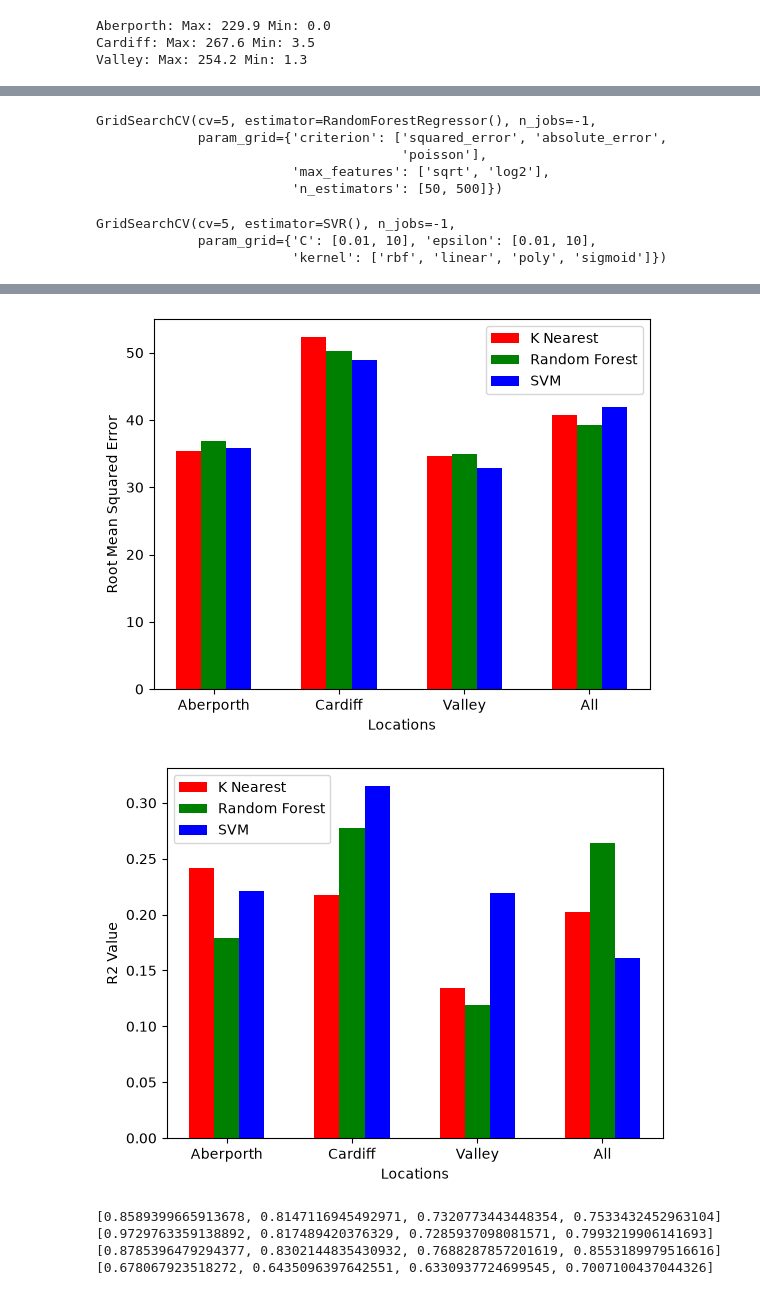
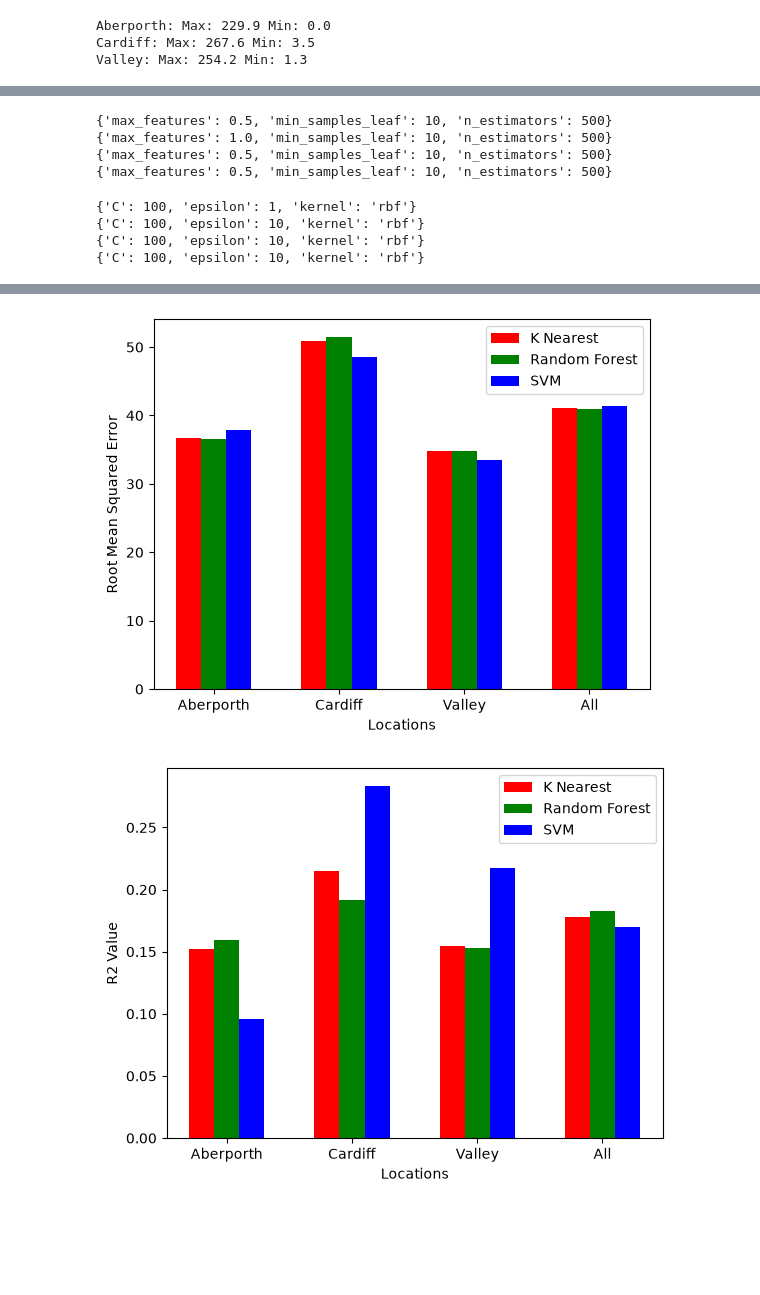
Before and after one commit to AtsDenli/Y2ML1.1, a Jupyter notebook: models.ipynb, the cells around one changed output, grey strips where cells are left out. Cells and saved outputs as stored; diff of their text form; code cells hidden in the pictures; blank space fills up the shorter version.

```diff
--- a/models.ipynb
+++ b/models.ipynb
@@ -152,55 +156,63 @@ GridSearchCV(cv=5, estimator=KNeighborsRegressor(), n_jobs=-1,
 #Random Forest regressor
 paramGridRf = {
     "n_estimators": [50,500],
-    "criterion": ['squared_error', 'absolute_error', 'poisson'],
-    "max_features": ['sqrt', 'log2']
+    "max_features": [0.5, 1.0],
+    "min_samples_leaf": [1, 5, 10]
 }
 #Training for Aberporth
 aRf = GridSearchCV(estimator=RandomForestRegressor(), param_grid=paramGridRf, cv=5, n_jobs=-1)
 aRf.fit(aTrainX, aTrainY)
+print(aRf.best_params_)
 
 #Training for Cardiff
 cRf = GridSearchCV(estimator=RandomForestRegressor(), param_grid=paramGridRf, cv=5, n_jobs=-1)
 cRf.fit(cTrainX, cTrainY)
+print(cRf.best_params_)
 
 #Training for Valley
 vRf = GridSearchCV(estimator=RandomForestRegressor(), param_grid=paramGridRf, cv=5, n_jobs=-1)
 vRf.fit(vTrainX, vTrainY)
+print(vRf.best_params_)
 
 #Training for all
 allRf = GridSearchCV(estimator=RandomForestRegressor(), param_grid=paramGridRf, cv=5, n_jobs=-1)
 allRf.fit(allTrainX, allTrainY)
+print(allRf.best_params_)
 # %% [output]
-GridSearchCV(cv=5, estimator=RandomForestRegressor(), n_jobs=-1,
-             param_grid={'criterion': ['squared_error', 'absolute_error',
-                                       'poisson'],
-                         'max_features': ['sqrt', 'log2'],
-                         'n_estimators': [50, 500]})
+{'max_features': 0.5, 'min_samples_leaf': 10, 'n_estimators': 500}
+{'max_features': 1.0, 'min_samples_leaf': 10, 'n_estimators': 500}
+{'max_features': 0.5, 'min_samples_leaf': 10, 'n_estimators': 500}
+{'max_features': 0.5, 'min_samples_leaf': 10, 'n_estimators': 500}
 # %%
 #Support Vector Machine Regressor
 paramGridSvm = {
-    "kernel": ['rbf', 'linear', 'poly', 'sigmoid'],
-    "C": [0.01, 10],
-    "epsilon": [0.01, 10]
+    "kernel": ['rbf', 'poly', 'sigmoid'],
+    "C": [0.01, 0.1, 1, 10, 100],
+    "epsilon": [0.01, 0.1, 1, 10]
 }
 
 #Aberporth
 aSvr = GridSearchCV(estimator=SVR(), param_grid=paramGridSvm, cv=5, n_jobs=-1)
 aSvr.fit(aTrainXScaled, aTrainY)
+print(aSvr.best_params_)
 
 #Training for Cardiff
 cSvr = GridSearchCV(estimator=SVR(), param_grid=paramGridSvm, cv=5, n_jobs=-1)
 cSvr.fit(cTrainXScaled, cTrainY)
+print(cSvr.best_params_)
 
 #Training for Valley
 vSvr = GridSearchCV(estimator=SVR(), param_grid=paramGridSvm, cv=5, n_jobs=-1)
 vSvr.fit(vTrainXScaled, vTrainY)
+print(vSvr.best_params_)
 
 #Training for all
 allSvr = GridSearchCV(estimator=SVR(), param_grid=paramGridSvm, cv=5, n_jobs=-1)
 allSvr.fit(allTrainXScaled, allTrainY)
+print(allSvr.best_params_)
 # %% [output]
-GridSearchCV(cv=5, estimator=SVR(), n_jobs=-1,
-             param_grid={'C': [0.01, 10], 'epsilon': [0.01, 10],
-                         'kernel': ['rbf', 'linear', 'poly', 'sigmoid']})
+{'C': 100, 'epsilon': 1, 'kernel': 'rbf'}
+{'C': 100, 'epsilon': 10, 'kernel': 'rbf'}
+{'C': 100, 'epsilon': 10, 'kernel': 'rbf'}
+{'C': 100, 'epsilon': 10, 'kernel': 'rbf'}
 # %%
@@ -252,9 +287,9 @@ allMSE, allMAE, allRMSE, allMAPE, allR2 = getMetrics(allPreds, allTestY)
 #Bar plots
 #MSE
 x = np.arange(4)
-knnMSE = [aMSE[0], cMSE[0], vMSE[0], allMSE[0]]
-rfMSE = [aMSE[1], cMSE[1], vMSE[1], allMSE[1]]
-svrMSE = [aMSE[2], cMSE[2], vMSE[2], allMSE[2]]
+knnMSE = [aknnMetrics["test_mse"].mean()*-1, cknnMetrics["test_mse"].mean()*-1, vknnMetrics["test_mse"].mean()*-1, allknnMetrics["test_mse"].mean()*-1]
+rfMSE = [arfMetrics["test_mse"].mean()*-1, crfMetrics["test_mse"].mean()*-1, vrfMetrics["test_mse"].mean()*-1, allrfMetrics["test_mse"].mean()*-1]
+svrMSE = [asvrMetrics["test_mse"].mean()*-1, csvrMetrics["test_mse"].mean()*-1, vsvrMetrics["test_mse"].mean()*-1, allsvrMetrics["test_mse"].mean()*-1]
 width = 0.2
 plt.bar(x-width, knnMSE, width, color='red')
 plt.bar(x, rfMSE, width, color='green')
@@ -266,9 +301,9 @@ plt.legend(['K Nearest', 'Random Forest', 'SVM'])
 plt.show()
 
 #MAE
-knnMAE = [aMAE[0], cMAE[0], vMAE[0], allMAE[0]]
-rfMAE = [aMAE[1], cMAE[1], vMAE[1], allMAE[1]]
-svrMAE = [aMAE[2], cMAE[2], vMAE[2], allMAE[2]]
+knnMAE = [aknnMetrics["test_mae"].mean()*-1, cknnMetrics["test_mae"].mean()*-1, vknnMetrics["test_mae"].mean()*-1, allknnMetrics["test_mae"].mean()*-1]
+rfMAE = [arfMetrics["test_mae"].mean()*-1, crfMetrics["test_mae"].mean()*-1, vrfMetrics["test_mae"].mean()*-1, allrfMetrics["test_mae"].mean()*-1]
+svrMAE = [asvrMetrics["test_mae"].mean()*-1, csvrMetrics["test_mae"].mean()*-1, vsvrMetrics["test_mae"].mean()*-1, allsvrMetrics["test_mae"].mean()*-1]
 plt.bar(x-width, knnMAE, width, color='red')
 plt.bar(x, rfMAE, width, color='green')
 plt.bar(x+width, svrMAE, width, color='blue')
@@ -279,9 +314,9 @@ plt.legend(['K Nearest', 'Random Forest', 'SVM'])
 plt.show()
 
 #RMSE
-knnRMSE = [aRMSE[0], cRMSE[0], vRMSE[0], allRMSE[0]]
-rfRMSE = [aRMSE[1], cRMSE[1], vRMSE[1], allRMSE[1]]
-svrRMSE = [aRMSE[2], cRMSE[2], vRMSE[2], allRMSE[2]]
+knnRMSE = [aknnMetrics["test_rmse"].mean()*-1, cknnMetrics["test_rmse"].mean()*-1, vknnMetrics["test_rmse"].mean()*-1, allknnMetrics["test_rmse"].mean()*-1]
+rfRMSE = [arfMetrics["test_rmse"].mean()*-1, crfMetrics["test_rmse"].mean()*-1, vrfMetrics["test_rmse"].mean()*-1, allrfMetrics["test_rmse"].mean()*-1]
+svrRMSE = [asvrMetrics["test_rmse"].mean()*-1, csvrMetrics["test_rmse"].mean()*-1, vsvrMetrics["test_rmse"].mean()*-1, allsvrMetrics["test_rmse"].mean()*-1]
 plt.bar(x-width, knnRMSE, width, color='red')
 plt.bar(x, rfRMSE, width, color='green')
 plt.bar(x+width, svrRMSE, width, color='blue')
@@ -292,9 +327,9 @@ plt.legend(['K Nearest', 'Random Forest', 'SVM'])
 plt.show()
 
 #R2
-knnR2 = [aR2[0], cR2[0], vR2[0], allR2[0]]
-rfR2 = [aR2[1], cR2[1], vR2[1], allR2[1]]
-svrR2 = [aR2[2], cR2[2], vR2[2], allR2[2]]
+knnR2 = [aknnMetrics["test_r2"].mean(), cknnMetrics["test_r2"].mean(), vknnMetrics["test_r2"].mean(), allknnMetrics["test_r2"].mean()]
+rfR2 = [arfMetrics["test_r2"].mean(), crfMetrics["test_r2"].mean(), vrfMetrics["test_r2"].mean(), allrfMetrics["test_r2"].mean()]
+svrR2 = [asvrMetrics["test_r2"].mean(), csvrMetrics["test_r2"].mean(), vsvrMetrics["test_r2"].mean(), allsvrMetrics["test_r2"].mean()]
 plt.bar(x-width, knnR2, width, color='red')
 plt.bar(x, rfR2, width, color='green')
 plt.bar(x+width, svrR2, width, color='blue')
@@ -303,9 +338,4 @@ plt.xlabel("Locations")
 plt.ylabel("R2 Value")
 plt.legend(['K Nearest', 'Random Forest', 'SVM'])
 plt.show()
-
-print(aMAPE)
-print(cMAPE)
-print(vMAPE)
-print(allMAPE)
 # %% [output]
@@ -314,6 +344,2 @@ print(allMAPE)
-[figure, old version]
+[figure, new version]
-[figure, old version]
+[figure, new version]
-[0.8589399665913678, 0.8147116945492971, 0.7320773443448354, 0.7533432452963104]
-[0.9729763359138892, 0.817489420376329, 0.7285937098081571, 0.7993219906141693]
-[0.8785396479294377, 0.8302144835430932, 0.7688287857201619, 0.8553189979516616]
-[0.678067923518272, 0.6435096397642551, 0.6330937724699545, 0.7007100437044326]
```
Also changed, not shown: parts of 9 cells of this notebook.
